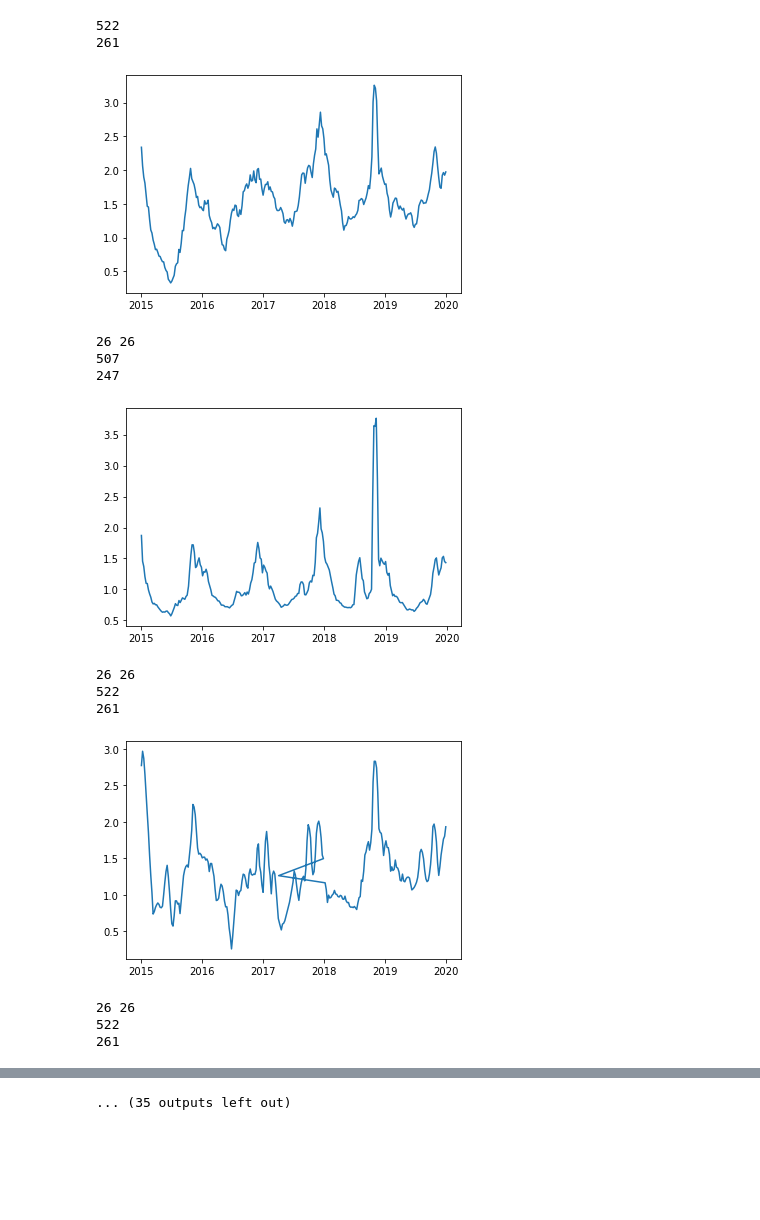
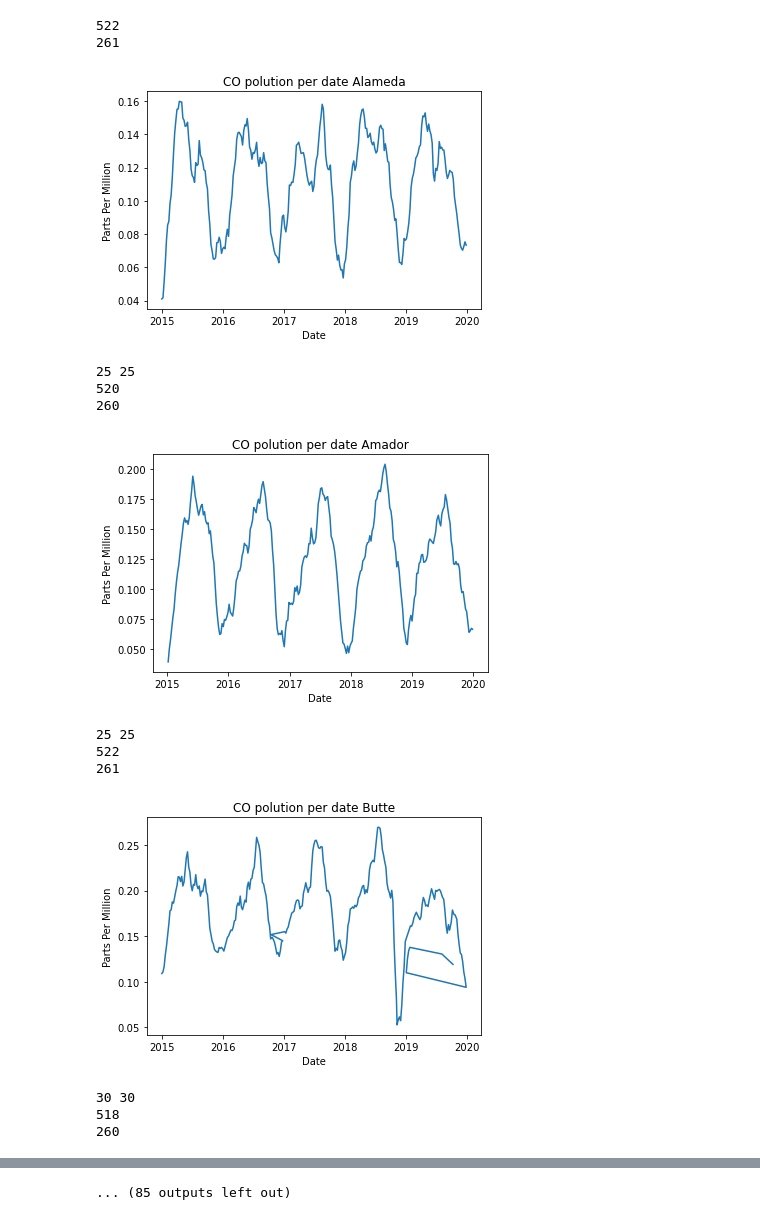
Before and after one commit to ECE143-WI21-Team5/Final_Project, a Jupyter notebook: recursive_predictions/regresive_for_all_california.ipynb, the cells around one changed output, grey strips where cells are left out. Saved outputs shown, nothing was run; the diff lists cells and outputs as text; code cells hidden in the pictures; blank space fills up the shorter version.

Commit message:
Updated to ozone

```diff
--- a/recursive_predictions/regresive_for_all_california.ipynb
+++ b/recursive_predictions/regresive_for_all_california.ipynb
@@ -4,10 +4,10 @@ import urllib.request
 import os
 
 year = 2010
-data_path = '\\Users\\jesus\\Desktop\\143_ECE\\Final_Project\\recursive_predictions\\ozone_data\\'
+data_path = '\\Users\\jesus\\Desktop\\143_ECE\\Final_Project\\recursive_predictions\\ozone_data2\\'
 for i in range(11):
     pass
-    url = 'https://aqs.epa.gov/aqsweb/airdata/daily_42101_'+str(year)+'.zip'
+    url = 'https://aqs.epa.gov/aqsweb/airdata/daily_44201_'+str(year)+'.zip'
     print(url)
     urllib.request.urlretrieve(url, data_path+'ozone_data'+str(year)+'.zip')
     with zipfile.ZipFile(data_path+'ozone_data'+str(year)+'.zip', 'r') as zip_ref:
@@ -31,11 +31,11 @@ https://aqs.epa.gov/aqsweb/airdata/daily_42101_2020.zip
 # %%
 import csv
 def convine_data_files():
-    data_path = '\\Users\\jesus\\Desktop\\143_ECE\\Final_Project\\recursive_predictions\\ozone_data\\'
+    data_path = '\\Users\\jesus\\Desktop\\143_ECE\\Final_Project\\recursive_predictions\\ozone_data2\\'
     year = 2010
     lines = []
     for i in range(11):
-        with open(data_path+str(year)+'_data'+'\\daily_42101_'+str(year)+'.csv', newline='') as csvfile:
+        with open(data_path+str(year)+'_data'+'\\daily_44201_'+str(year)+'.csv', newline='') as csvfile:
             reader = csv.reader(csvfile)
             for line in list(reader):
                 lines.append(line)
@@ -93,5 +93,6 @@ register_matplotlib_converters()
 from time import time
 # %%
 county_sample =['Alameda','Butte','Contra Costa', 'Fresno','Humboldt', 'Imperial', 'Kern', 'Los Angeles', 'Marin', 'Monterey', 'Napa','Orange','Riverside', 'Sacramento', 'San Bernardino', 'San Diego', 'San Francisco', 'San Joaquin', 'San Mateo', 'Santa Barbara', 'Solano', 'Sonoma', 'Stanislaus']
+county_sample =['Alameda','Amador','Butte', 'Calaveras','Colusa', 'Contra Costa', 'El Dorado', 'Glenn', 'Humboldt', 'Imperial', 'Inyo','Kern', 'Kings', 'Lake', 'Los Angeles', 'Madera', 'Marin', 'Mariposa', 'Mendocino', 'Merced', 'Monterey', 'Napa','Nevada', 'Orange', 'Placer','Riverside', 'Sacramento', 'San Benito', 'San Bernardino', 'San Diego', 'San Francisco', 'San Joaquin', 'San Luis Obispo', 'San Mateo', 'Santa Barbara', 'Santa Clara', 'Santa Cruz', 'Shasta', 'Siskiyou', 'Solano', 'Sonoma', 'Stanislaus', 'Sutter', 'Tehama','Tulare', 'Tuolumne', 'Ventura', 'Yolo']
 print(len(county_sample))
 # %% [output]
@@ -123,6 +124,7 @@ print(len(county_data))
 train_data_convined = []
 test_data = []
 test_dates = []
+k = 0
 for i in county_data:
     a = np.asarray(i.data)
     #print(len(a))
@@ -134,42 +136,46 @@ for i in county_data:
     minDate = 1
     maxDate = 1
     #print(len(x), len(y))
     while True:
         try:
             print(x.index(datetime(2020,1,minDate)))
             break
         except:
             minDate = minDate +1
     while True:
         try:
             print(x.index(datetime(2015,1,maxDate)))
             break
         except:
             maxDate = maxDate +1
 
     trainData = (x[x.index(datetime(2015,1,maxDate)):x.index(datetime(2020,1,minDate))],y[x.index(datetime(2015,1,maxDate)):x.index(datetime(2020,1,minDate))])
 
     #print(len(trainData[0]), len(trainData[1]))
     #print(trainData[0][-1],trainData[0][-2])
 
     plt.plot(trainData[0],trainData[1])
+    plt.xlabel('Date')
+    plt.ylabel('Parts Per Million')
+    plt.title('CO polution per date '+county_sample[k])
     plt.show()
     train_data_convined.append(trainData)
     test_data.append(y[x.index(datetime(2020,1,minDate))+1:])
     test_dates.append(x[-len(test_data[-1]):])
     print(len(test_data[-1]), len(test_dates[-1]))
+    k = k + 1
 # %% [output]
 522
 261
-[figure, old version]
+[figure, new version]
-26 26
-507
-247
+25 25
+520
+260
-[figure, old version]
+[figure, new version]
-26 26
+25 25
 522
 261
-[figure, old version]
+[figure, new version]
-26 26
-522
-261
+30 30
+518
+260
@@ -185,4 +191,4 @@ for i in county_data:
-... (35 outputs left out)
+... (85 outputs left out)
 # %%
 predictions = []
 print(len(train_data_convined))
```
Also changed, not shown: parts of 8 cells of this notebook.
